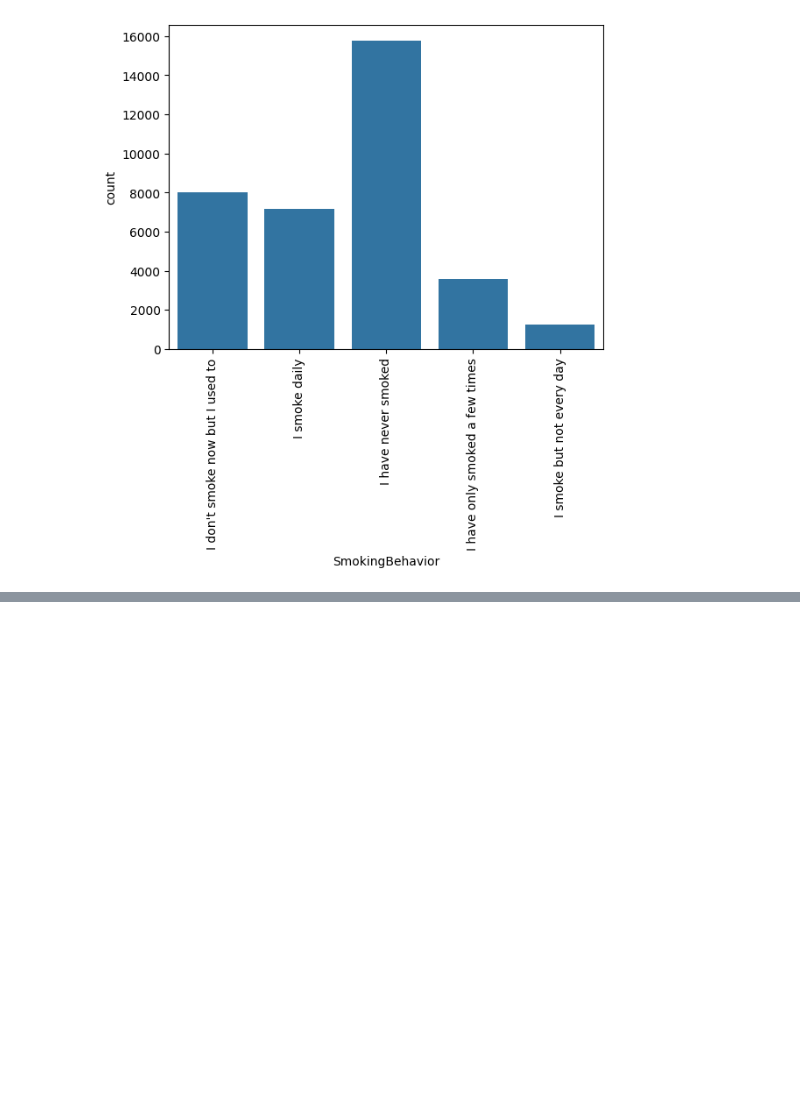
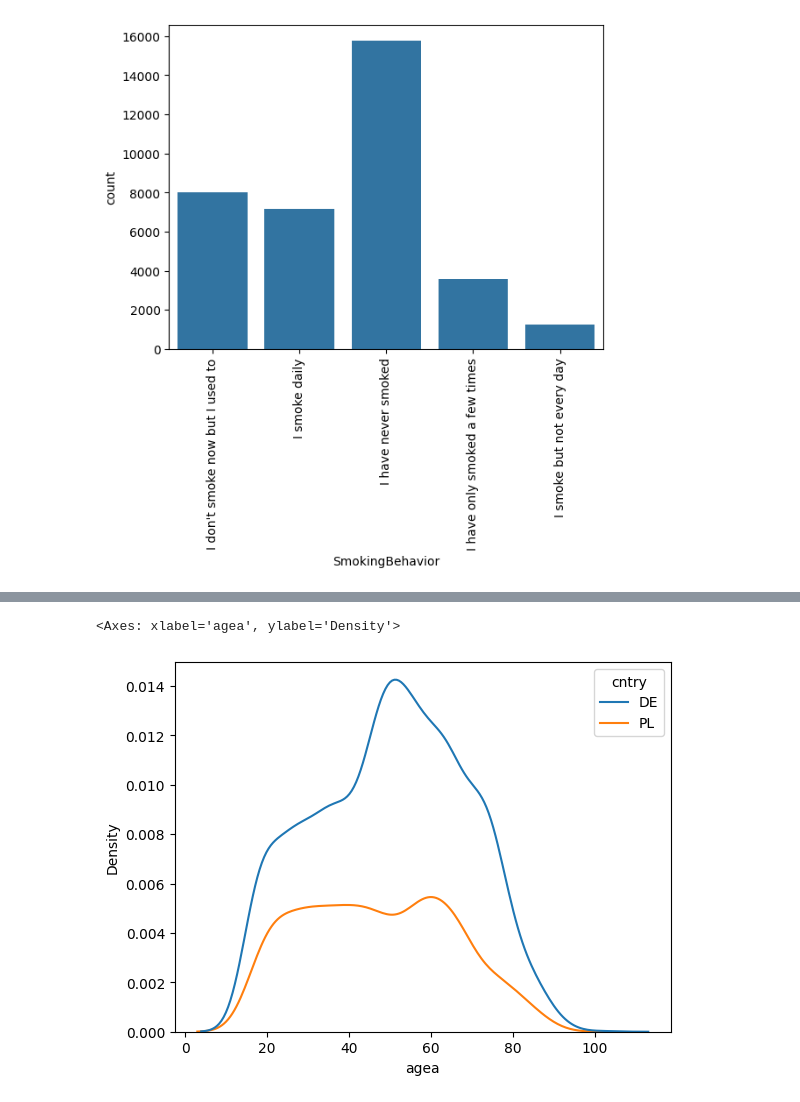
Before and after one commit to kw10-uw/DataScienceJungle, a Jupyter notebook: EDA/4GraphicalAnalysis.ipynb, the cells around one changed output, grey strips where cells are left out. Drawn from its saved outputs; the diff is of its cells as text; code cells hidden in the pictures; blank space fills up the shorter version.

```diff
--- a/EDA/4GraphicalAnalysis.ipynb
+++ b/EDA/4GraphicalAnalysis.ipynb
@@ -64,0 +94,6 @@ globalSmoking
+# %%
+den_pl_de = sns.kdeplot(plde, x = "agea", hue="cntry")
+den_pl_de
+# %% [output]
+<Axes: xlabel='agea', ylabel='Density'>
+[figure, added]
```
Also changed, not shown: parts of 13 cells of this notebook.
